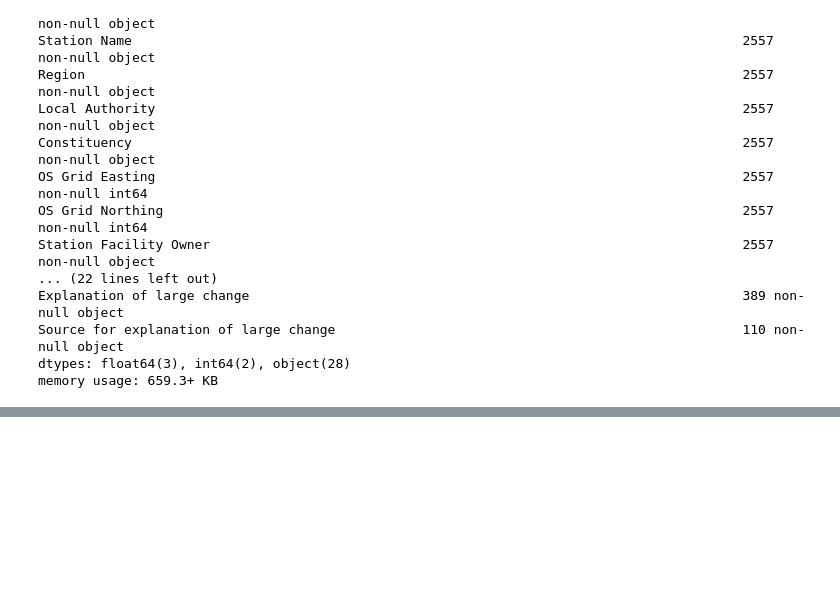
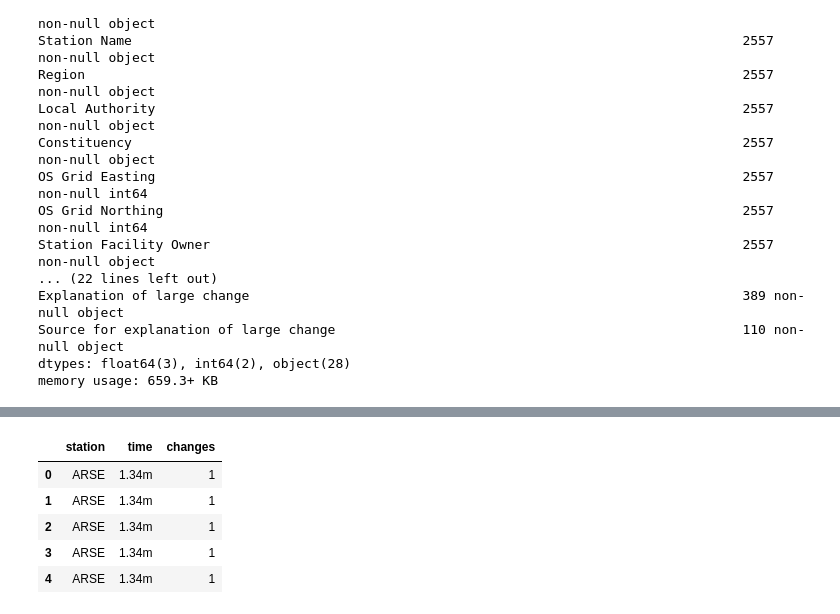
Before and after one commit to omeyrick/PlacesToLive, a Jupyter notebook: Jupyter - PlacesToLive.ipynb, the cells around one changed output, grey strips where cells are left out. Cells and saved outputs as stored; diff of their text form; code cells hidden in the pictures; blank space fills up the shorter version.

```diff
--- a/Jupyter - PlacesToLive.ipynb
+++ b/Jupyter - PlacesToLive.ipynb
@@ -464,0 +451,9 @@ len(tlc)
+# %%
+df_train_times
+# %% [output]
+|  | station | time | changes |
+| 0 | ARSE | 1.34m | 1 |
+| 1 | ARSE | 1.34m | 1 |
+| 2 | ARSE | 1.34m | 1 |
+| 3 | ARSE | 1.34m | 1 |
+| 4 | ARSE | 1.34m | 1 |
```
Also changed, not shown: parts of 13 cells of this notebook, 2 other files.
